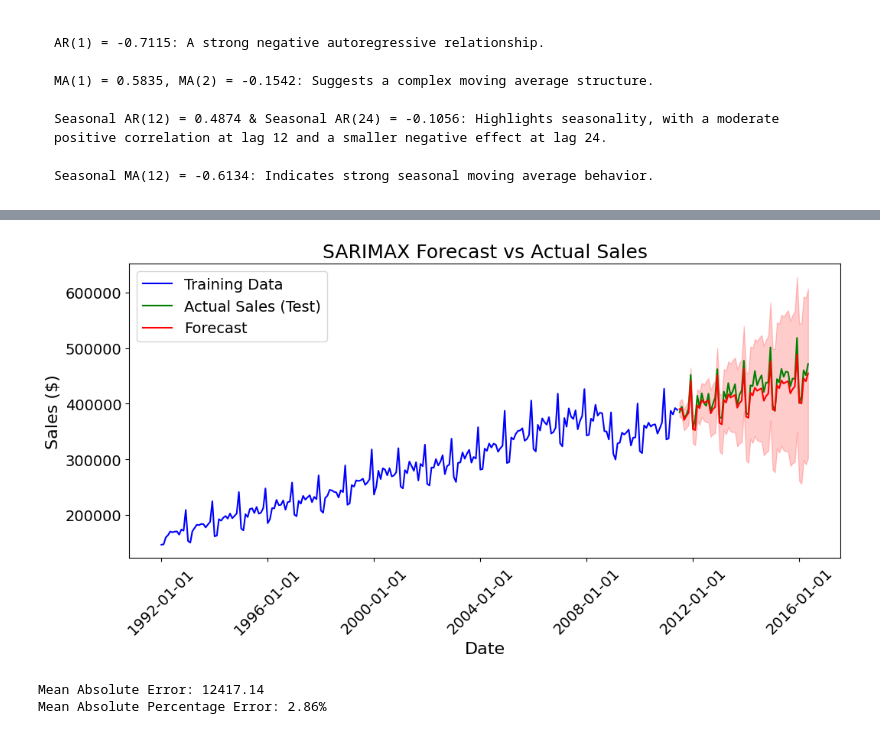
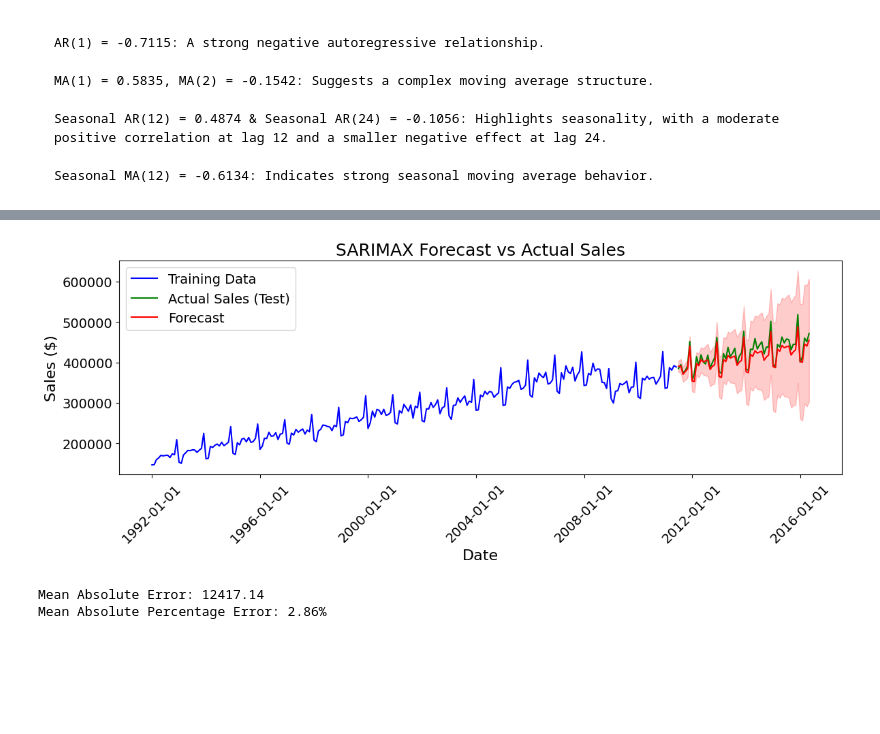
Before and after one commit to siwa-p/Time-Series-Forecasting, a Jupyter notebook: notebooks/arima.ipynb, the cells around one changed output, grey strips where cells are left out. Cells and saved outputs as stored; diff of their text form; code cells hidden in the pictures; blank space fills up the shorter version.

Commit message:
fixed the plots

```diff
--- a/notebooks/arima.ipynb
+++ b/notebooks/arima.ipynb
@@ -169,30 +169,31 @@ Name: date, dtype: datetime64[ns]
 # %%
 forecast_steps = len(test)  # Forecast same number of steps as test set
 forecast = results.get_forecast(steps=forecast_steps)
 forecast_index = test.index
 
 # Extract confidence intervals
 forecast_ci = forecast.conf_int()
 forecast_mean = forecast.predicted_mean
 
 # Plot the results
 plt.figure(figsize=(12,5))
 fontsize = 16
 plt.plot(train['date'], train['sales'], label="Training Data", color='blue')
 plt.plot(test['date'], test['sales'], label="Actual Sales (Test)", color='green')
 plt.plot(test['date'], forecast_mean, label="Forecast", color='red')
 plt.fill_between(test['date'], forecast_ci.iloc[:,0], forecast_ci.iloc[:,1], color='red', alpha=0.2)
 plt.xlabel('Date', fontsize=fontsize)
 plt.ylabel('Sales ($)', fontsize=fontsize)
 plt.xticks(fontsize=fontsize-2, rotation=45)
 plt.yticks(fontsize=fontsize-2)
 plt.gca().xaxis.set_major_formatter(plt.matplotlib.dates.DateFormatter('%Y-%m-%d'))
 plt.legend(fontsize=fontsize-2)
 plt.title('SARIMAX Forecast vs Actual Sales', fontsize=fontsize+2)
+plt.tight_layout()
 plt.savefig('forecast_plot.png', dpi=300, bbox_inches='tight')
 plt.show()
 # %% [output]
-[figure, old version]
+[figure, new version]
 # %%
 # Evaluate the model
 forecast_accuracy = forecast_mean - test['sales']
```
Also changed, not shown: parts of 1 cell of this notebook, 8 other files.
